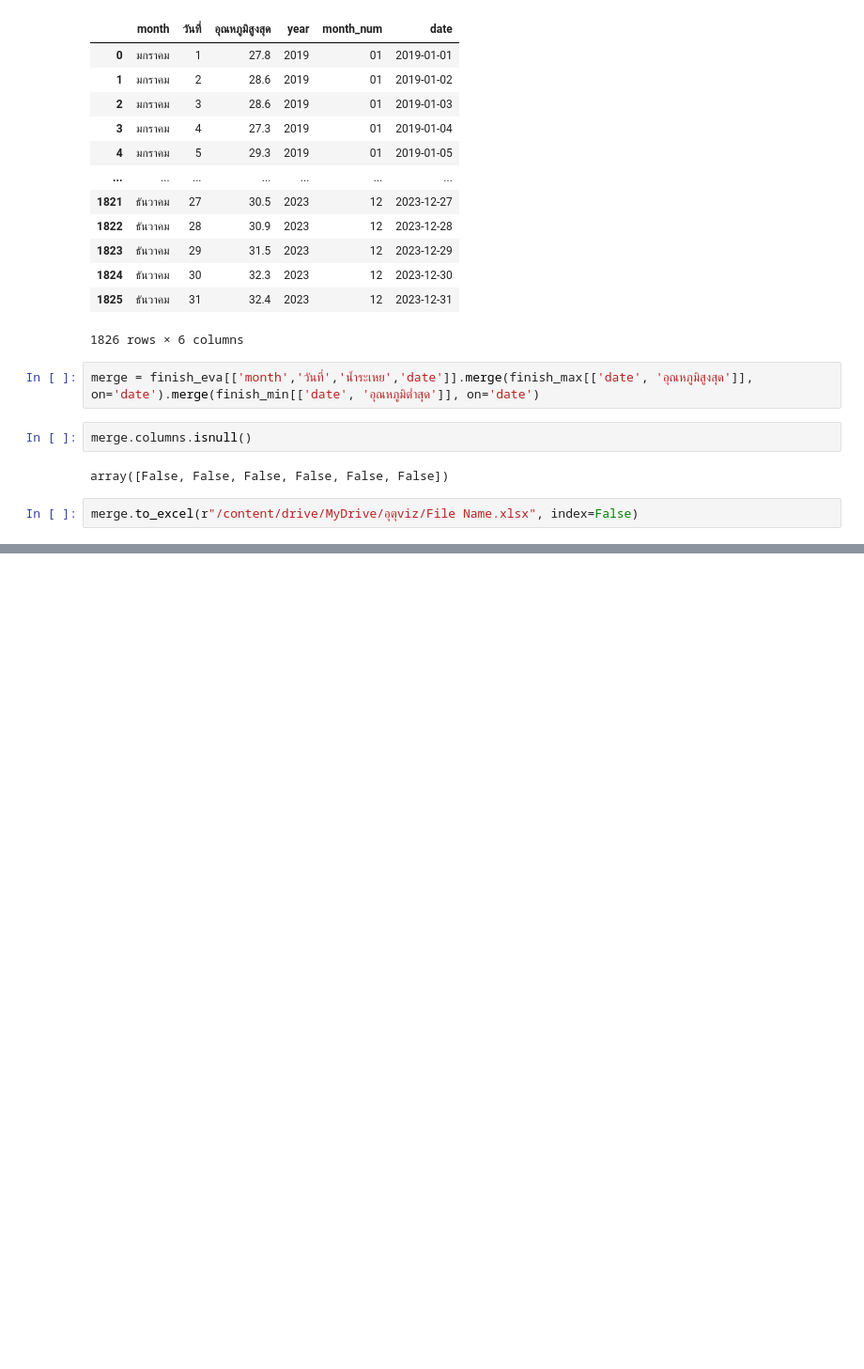
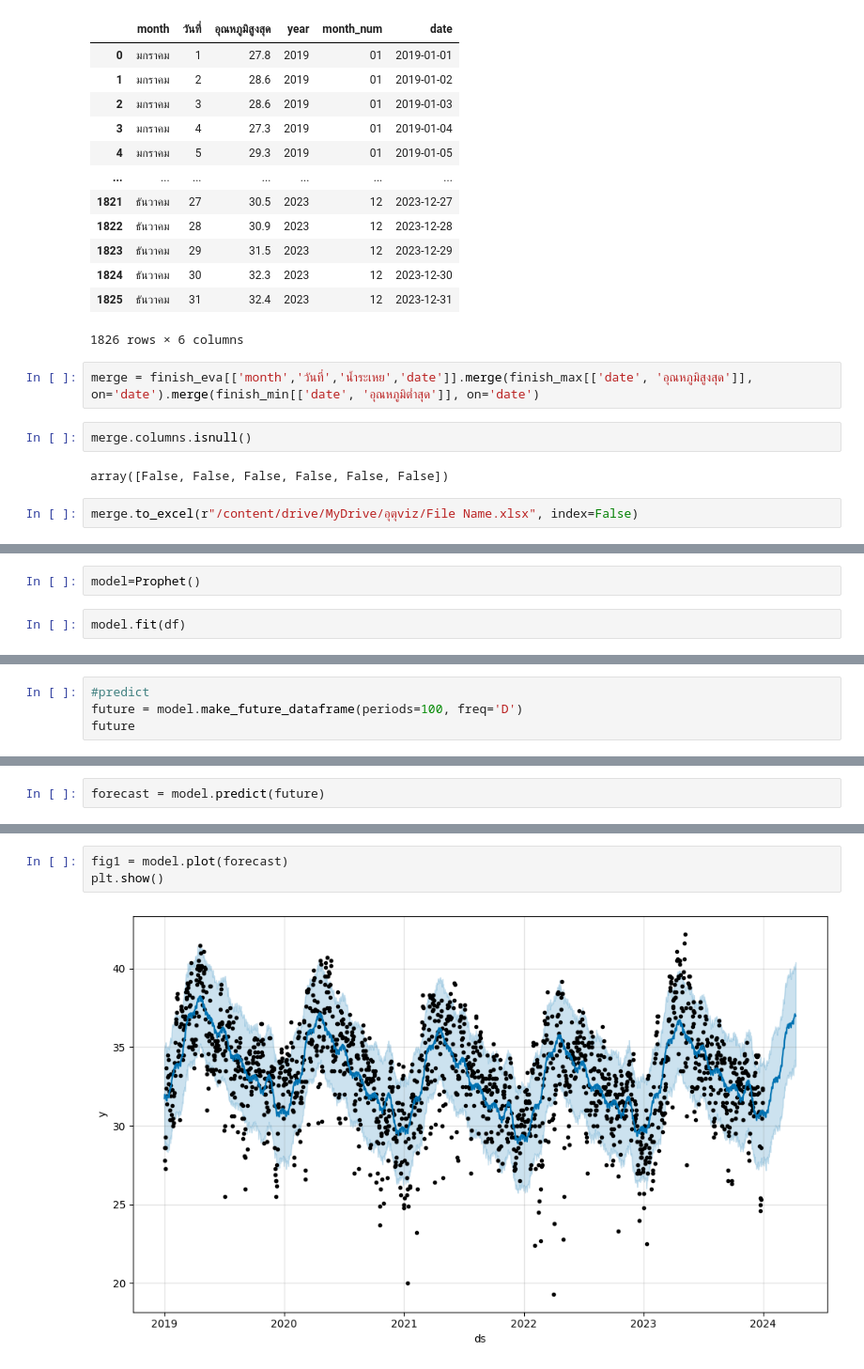
Before and after one commit to Tawanss/football, a Jupyter notebook: Untitled12.ipynb, the cells around one changed output, grey strips where cells are left out. Shown: that part at 94% size. Drawn from its saved outputs; the diff is of its cells as text; blank space fills up the shorter version.

```diff
--- a/Untitled12.ipynb
+++ b/Untitled12.ipynb
@@ -477,0 +532,4 @@ merge.to_excel(r"/content/drive/MyDrive/อุตุviz/File Name.xlsx", index=F
+# %%
+model=Prophet()
+# %%
+model.fit(df)
@@ -477,0 +548,4 @@ merge.to_excel(r"/content/drive/MyDrive/อุตุviz/File Name.xlsx", index=F
+# %%
+#predict
+future = model.make_future_dataframe(periods=100, freq='D')
+future
@@ -477,0 +566,2 @@ merge.to_excel(r"/content/drive/MyDrive/อุตุviz/File Name.xlsx", index=F
+# %%
+forecast = model.predict(future)
@@ -477,0 +604,5 @@ merge.to_excel(r"/content/drive/MyDrive/อุตุviz/File Name.xlsx", index=F
+# %%
+fig1 = model.plot(forecast)
+plt.show()
+# %% [output]
+[figure, added]
```
Also changed, not shown: parts of 20 cells of this notebook.
